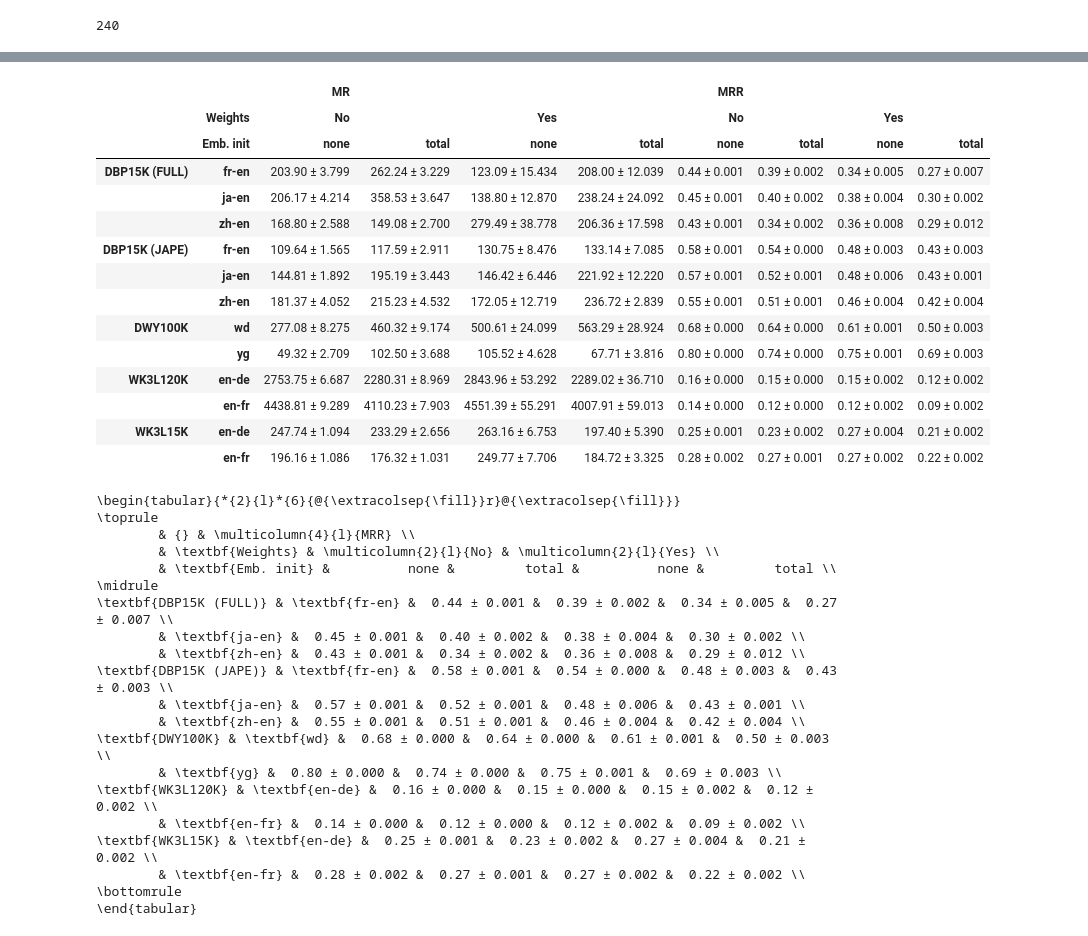
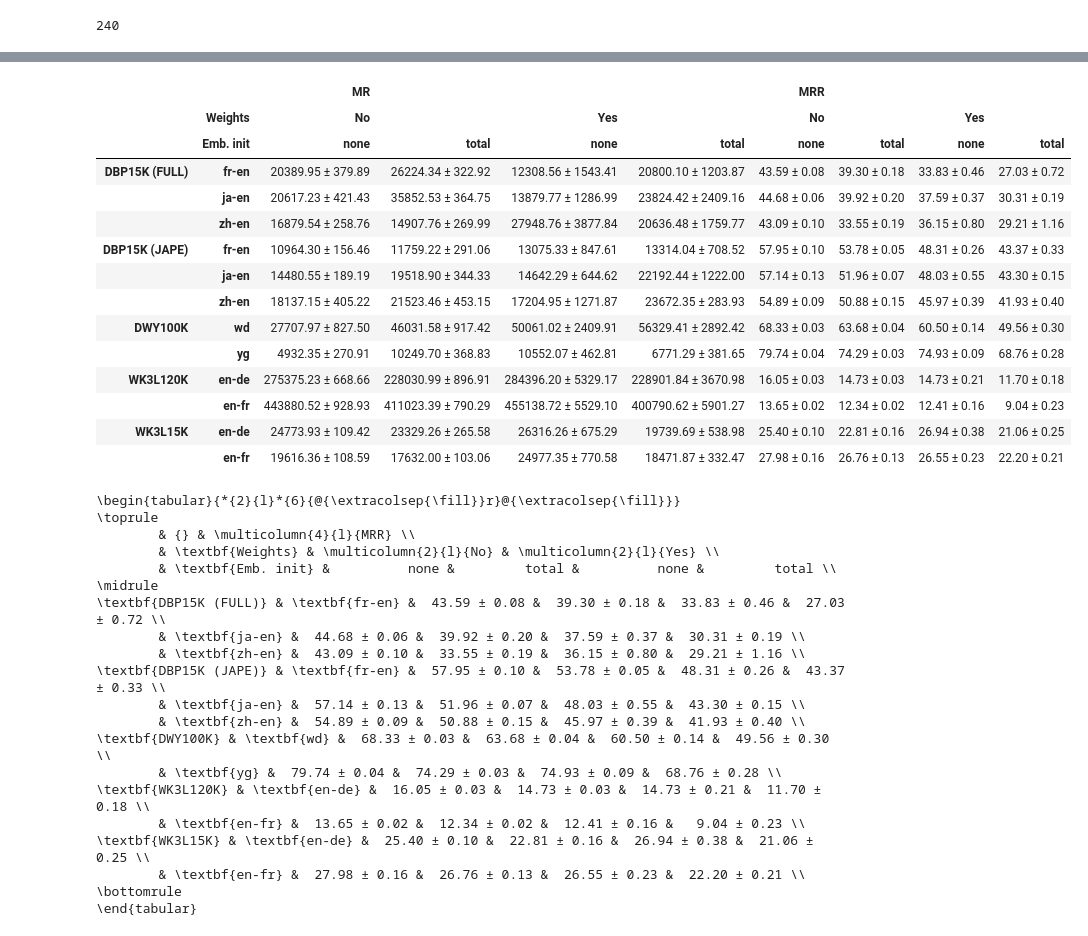
Before and after one commit to Valentyn1997/kg-alignment-lessons-learned, a Jupyter notebook: notebooks/Experiments.ipynb, the cells around one changed output, grey strips where cells are left out. Drawn from its saved outputs; the diff is of its cells as text; code cells hidden in the pictures.

```diff
--- a/notebooks/Experiments.ipynb
+++ b/notebooks/Experiments.ipynb
@@ -521,31 +507,32 @@ to_latex(results_abl_table[['Hits@10']])
 # %%
 split_by = ['params.dataset_name', 'params.subset_name', 'params.node_embedding_init', 'params.use_conv_weights']
 results_abl = results5.groupby(by=split_by).\
     agg({'metrics.test_mr' : ['mean', 'std'],
          'metrics.test_mrr' : ['mean', 'std']})
+results_abl *= 100
 results_abl = results_abl.stack(level=0)
-results_abl['mean+std'] = results_abl['mean'].apply("{0:.2f}".format) + ' ± ' + results_abl['std'].apply("{0:.3f}".format)
+results_abl['mean+std'] = results_abl['mean'].apply("{0:.2f}".format) + ' ± ' + results_abl['std'].apply("{0:.2f}".format)
 results_abl = results_abl.unstack().swaplevel(0,1,axis=1).sort_index(axis=1)
 results_abl_table_mr = format_df(results_abl.loc[:, (slice(None), 'mean+std')], unstack_levels = [4, 3, 2],
                                  hyperparam_names = [None, 'Weights', 'Emb. init'],
                                  new_metrics_names=['MR', 'MRR'], scale=1)
 results_abl_table_mr
 # %% [output]
 |  |  | MR |  |  |  | MRR |  |  |  |
 |  | Weights | No |  | Yes |  | No |  | Yes |  |
 |  | Emb. init | none | total | none | total | none | total | none | total |
-| DBP15K (FULL) | fr-en | 203.90 ± 3.799 | 262.24 ± 3.229 | 123.09 ± 15.434 | 208.00 ± 12.039 | 0.44 ± 0.001 | 0.39 ± 0.002 | 0.34 ± 0.005 | 0.27 ± 0.007 |
-|  | ja-en | 206.17 ± 4.214 | 358.53 ± 3.647 | 138.80 ± 12.870 | 238.24 ± 24.092 | 0.45 ± 0.001 | 0.40 ± 0.002 | 0.38 ± 0.004 | 0.30 ± 0.002 |
-|  | zh-en | 168.80 ± 2.588 | 149.08 ± 2.700 | 279.49 ± 38.778 | 206.36 ± 17.598 | 0.43 ± 0.001 | 0.34 ± 0.002 | 0.36 ± 0.008 | 0.29 ± 0.012 |
-| DBP15K (JAPE) | fr-en | 109.64 ± 1.565 | 117.59 ± 2.911 | 130.75 ± 8.476 | 133.14 ± 7.085 | 0.58 ± 0.001 | 0.54 ± 0.000 | 0.48 ± 0.003 | 0.43 ± 0.003 |
-|  | ja-en | 144.81 ± 1.892 | 195.19 ± 3.443 | 146.42 ± 6.446 | 221.92 ± 12.220 | 0.57 ± 0.001 | 0.52 ± 0.001 | 0.48 ± 0.006 | 0.43 ± 0.001 |
-|  | zh-en | 181.37 ± 4.052 | 215.23 ± 4.532 | 172.05 ± 12.719 | 236.72 ± 2.839 | 0.55 ± 0.001 | 0.51 ± 0.001 | 0.46 ± 0.004 | 0.42 ± 0.004 |
-| DWY100K | wd | 277.08 ± 8.275 | 460.32 ± 9.174 | 500.61 ± 24.099 | 563.29 ± 28.924 | 0.68 ± 0.000 | 0.64 ± 0.000 | 0.61 ± 0.001 | 0.50 ± 0.003 |
-|  | yg | 49.32 ± 2.709 | 102.50 ± 3.688 | 105.52 ± 4.628 | 67.71 ± 3.816 | 0.80 ± 0.000 | 0.74 ± 0.000 | 0.75 ± 0.001 | 0.69 ± 0.003 |
-| WK3L120K | en-de | 2753.75 ± 6.687 | 2280.31 ± 8.969 | 2843.96 ± 53.292 | 2289.02 ± 36.710 | 0.16 ± 0.000 | 0.15 ± 0.000 | 0.15 ± 0.002 | 0.12 ± 0.002 |
-|  | en-fr | 4438.81 ± 9.289 | 4110.23 ± 7.903 | 4551.39 ± 55.291 | 4007.91 ± 59.013 | 0.14 ± 0.000 | 0.12 ± 0.000 | 0.12 ± 0.002 | 0.09 ± 0.002 |
-| WK3L15K | en-de | 247.74 ± 1.094 | 233.29 ± 2.656 | 263.16 ± 6.753 | 197.40 ± 5.390 | 0.25 ± 0.001 | 0.23 ± 0.002 | 0.27 ± 0.004 | 0.21 ± 0.002 |
-|  | en-fr | 196.16 ± 1.086 | 176.32 ± 1.031 | 249.77 ± 7.706 | 184.72 ± 3.325 | 0.28 ± 0.002 | 0.27 ± 0.001 | 0.27 ± 0.002 | 0.22 ± 0.002 |
+| DBP15K (FULL) | fr-en | 20389.95 ± 379.89 | 26224.34 ± 322.92 | 12308.56 ± 1543.41 | 20800.10 ± 1203.87 | 43.59 ± 0.08 | 39.30 ± 0.18 | 33.83 ± 0.46 | 27.03 ± 0.72 |
+|  | ja-en | 20617.23 ± 421.43 | 35852.53 ± 364.75 | 13879.77 ± 1286.99 | 23824.42 ± 2409.16 | 44.68 ± 0.06 | 39.92 ± 0.20 | 37.59 ± 0.37 | 30.31 ± 0.19 |
+|  | zh-en | 16879.54 ± 258.76 | 14907.76 ± 269.99 | 27948.76 ± 3877.84 | 20636.48 ± 1759.77 | 43.09 ± 0.10 | 33.55 ± 0.19 | 36.15 ± 0.80 | 29.21 ± 1.16 |
+| DBP15K (JAPE) | fr-en | 10964.30 ± 156.46 | 11759.22 ± 291.06 | 13075.33 ± 847.61 | 13314.04 ± 708.52 | 57.95 ± 0.10 | 53.78 ± 0.05 | 48.31 ± 0.26 | 43.37 ± 0.33 |
+|  | ja-en | 14480.55 ± 189.19 | 19518.90 ± 344.33 | 14642.29 ± 644.62 | 22192.44 ± 1222.00 | 57.14 ± 0.13 | 51.96 ± 0.07 | 48.03 ± 0.55 | 43.30 ± 0.15 |
+|  | zh-en | 18137.15 ± 405.22 | 21523.46 ± 453.15 | 17204.95 ± 1271.87 | 23672.35 ± 283.93 | 54.89 ± 0.09 | 50.88 ± 0.15 | 45.97 ± 0.39 | 41.93 ± 0.40 |
+| DWY100K | wd | 27707.97 ± 827.50 | 46031.58 ± 917.42 | 50061.02 ± 2409.91 | 56329.41 ± 2892.42 | 68.33 ± 0.03 | 63.68 ± 0.04 | 60.50 ± 0.14 | 49.56 ± 0.30 |
+|  | yg | 4932.35 ± 270.91 | 10249.70 ± 368.83 | 10552.07 ± 462.81 | 6771.29 ± 381.65 | 79.74 ± 0.04 | 74.29 ± 0.03 | 74.93 ± 0.09 | 68.76 ± 0.28 |
+| WK3L120K | en-de | 275375.23 ± 668.66 | 228030.99 ± 896.91 | 284396.20 ± 5329.17 | 228901.84 ± 3670.98 | 16.05 ± 0.03 | 14.73 ± 0.03 | 14.73 ± 0.21 | 11.70 ± 0.18 |
+|  | en-fr | 443880.52 ± 928.93 | 411023.39 ± 790.29 | 455138.72 ± 5529.10 | 400790.62 ± 5901.27 | 13.65 ± 0.02 | 12.34 ± 0.02 | 12.41 ± 0.16 | 9.04 ± 0.23 |
+| WK3L15K | en-de | 24773.93 ± 109.42 | 23329.26 ± 265.58 | 26316.26 ± 675.29 | 19739.69 ± 538.98 | 25.40 ± 0.10 | 22.81 ± 0.16 | 26.94 ± 0.38 | 21.06 ± 0.25 |
+|  | en-fr | 19616.36 ± 108.59 | 17632.00 ± 103.06 | 24977.35 ± 770.58 | 18471.87 ± 332.47 | 27.98 ± 0.16 | 26.76 ± 0.13 | 26.55 ± 0.23 | 22.20 ± 0.21 |
 # %%
 to_latex(results_abl_table_mr[['MRR']])
 # %% [output]
@@ -555,17 +542,17 @@ to_latex(results_abl_table_mr[['MRR']])
         & \textbf{Weights} & \multicolumn{2}{l}{No} & \multicolumn{2}{l}{Yes} \\
         & \textbf{Emb. init} &          none &         total &          none &         total \\
 \midrule
-\textbf{DBP15K (FULL)} & \textbf{fr-en} &  0.44 ± 0.001 &  0.39 ± 0.002 &  0.34 ± 0.005 &  0.27 ± 0.007 \\
-        & \textbf{ja-en} &  0.45 ± 0.001 &  0.40 ± 0.002 &  0.38 ± 0.004 &  0.30 ± 0.002 \\
-        & \textbf{zh-en} &  0.43 ± 0.001 &  0.34 ± 0.002 &  0.36 ± 0.008 &  0.29 ± 0.012 \\
-\textbf{DBP15K (JAPE)} & \textbf{fr-en} &  0.58 ± 0.001 &  0.54 ± 0.000 &  0.48 ± 0.003 &  0.43 ± 0.003 \\
-        & \textbf{ja-en} &  0.57 ± 0.001 &  0.52 ± 0.001 &  0.48 ± 0.006 &  0.43 ± 0.001 \\
-        & \textbf{zh-en} &  0.55 ± 0.001 &  0.51 ± 0.001 &  0.46 ± 0.004 &  0.42 ± 0.004 \\
-\textbf{DWY100K} & \textbf{wd} &  0.68 ± 0.000 &  0.64 ± 0.000 &  0.61 ± 0.001 &  0.50 ± 0.003 \\
-        & \textbf{yg} &  0.80 ± 0.000 &  0.74 ± 0.000 &  0.75 ± 0.001 &  0.69 ± 0.003 \\
-\textbf{WK3L120K} & \textbf{en-de} &  0.16 ± 0.000 &  0.15 ± 0.000 &  0.15 ± 0.002 &  0.12 ± 0.002 \\
-        & \textbf{en-fr} &  0.14 ± 0.000 &  0.12 ± 0.000 &  0.12 ± 0.002 &  0.09 ± 0.002 \\
-\textbf{WK3L15K} & \textbf{en-de} &  0.25 ± 0.001 &  0.23 ± 0.002 &  0.27 ± 0.004 &  0.21 ± 0.002 \\
-        & \textbf{en-fr} &  0.28 ± 0.002 &  0.27 ± 0.001 &  0.27 ± 0.002 &  0.22 ± 0.002 \\
+\textbf{DBP15K (FULL)} & \textbf{fr-en} &  43.59 ± 0.08 &  39.30 ± 0.18 &  33.83 ± 0.46 &  27.03 ± 0.72 \\
+        & \textbf{ja-en} &  44.68 ± 0.06 &  39.92 ± 0.20 &  37.59 ± 0.37 &  30.31 ± 0.19 \\
+        & \textbf{zh-en} &  43.09 ± 0.10 &  33.55 ± 0.19 &  36.15 ± 0.80 &  29.21 ± 1.16 \\
+\textbf{DBP15K (JAPE)} & \textbf{fr-en} &  57.95 ± 0.10 &  53.78 ± 0.05 &  48.31 ± 0.26 &  43.37 ± 0.33 \\
+        & \textbf{ja-en} &  57.14 ± 0.13 &  51.96 ± 0.07 &  48.03 ± 0.55 &  43.30 ± 0.15 \\
+        & \textbf{zh-en} &  54.89 ± 0.09 &  50.88 ± 0.15 &  45.97 ± 0.39 &  41.93 ± 0.40 \\
+\textbf{DWY100K} & \textbf{wd} &  68.33 ± 0.03 &  63.68 ± 0.04 &  60.50 ± 0.14 &  49.56 ± 0.30 \\
+        & \textbf{yg} &  79.74 ± 0.04 &  74.29 ± 0.03 &  74.93 ± 0.09 &  68.76 ± 0.28 \\
+\textbf{WK3L120K} & \textbf{en-de} &  16.05 ± 0.03 &  14.73 ± 0.03 &  14.73 ± 0.21 &  11.70 ± 0.18 \\
+        & \textbf{en-fr} &  13.65 ± 0.02 &  12.34 ± 0.02 &  12.41 ± 0.16 &   9.04 ± 0.23 \\
+\textbf{WK3L15K} & \textbf{en-de} &  25.40 ± 0.10 &  22.81 ± 0.16 &  26.94 ± 0.38 &  21.06 ± 0.25 \\
+        & \textbf{en-fr} &  27.98 ± 0.16 &  26.76 ± 0.13 &  26.55 ± 0.23 &  22.20 ± 0.21 \\
 \bottomrule
 \end{tabular}
```
Also changed, not shown: parts of 3 cells of this notebook, 4 other files.
